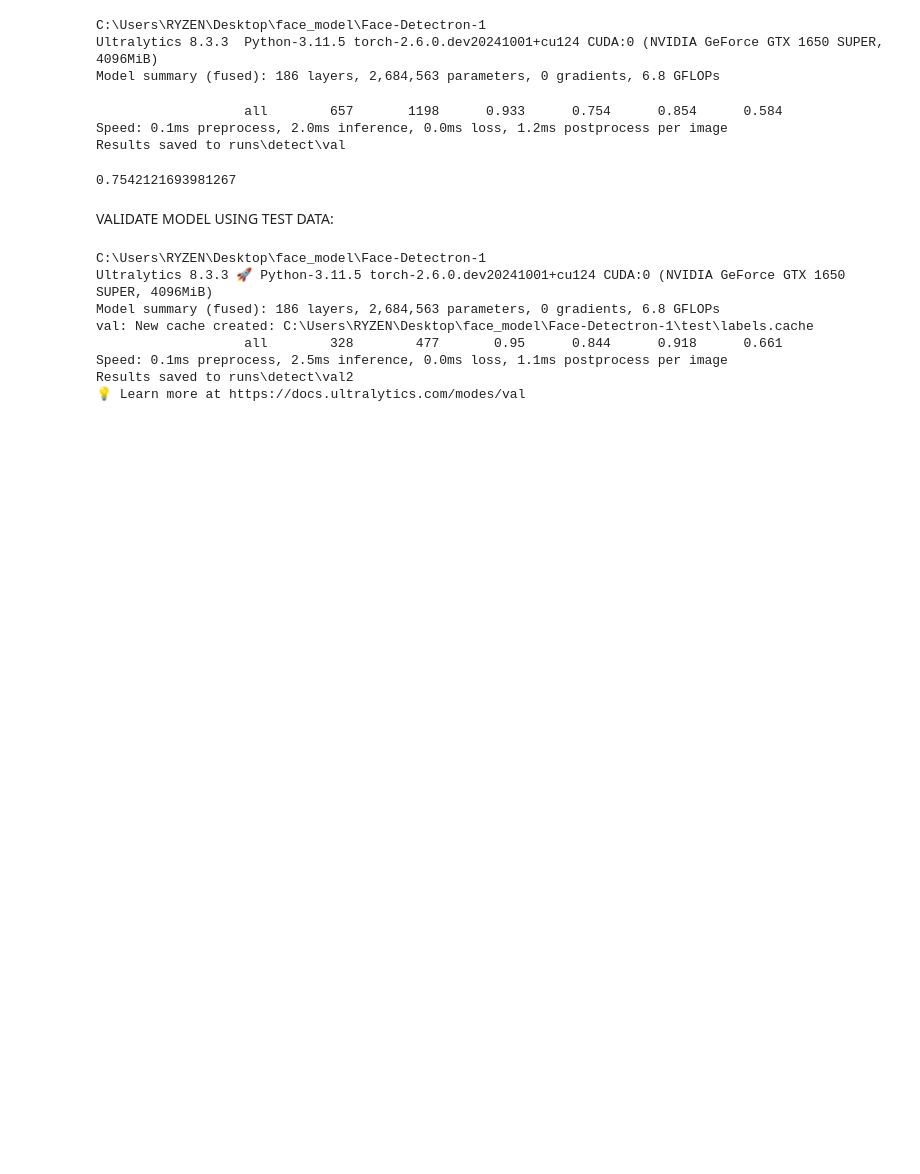
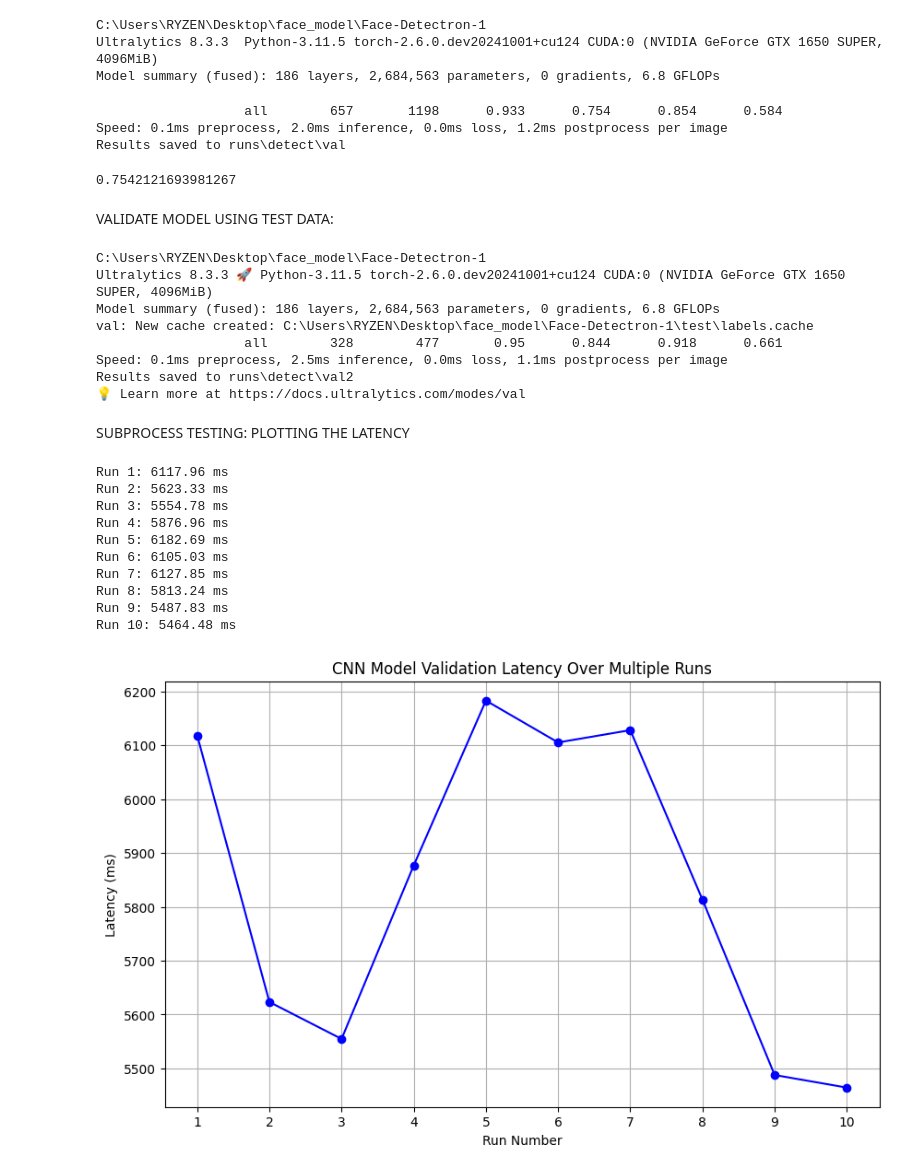
Before and after one commit to xSenzaki/Face-Detection-Model, a Jupyter notebook: face_detection_model.ipynb, the cells around one changed output. Drawn from its saved outputs; the diff is of its cells as text; code cells hidden in the pictures; blank space fills up the shorter version.

```diff
--- a/face_detection_model.ipynb
+++ b/face_detection_model.ipynb
@@ -117,3 +117,48 @@ val: New cache created: C:\Users\RYZEN\Desktop\face_model\Face-Detectron-1\test\
 Speed: 0.1ms preprocess, 2.5ms inference, 0.0ms loss, 1.1ms postprocess per image
 Results saved to runs\detect\val2
 💡 Learn more at https://docs.ultralytics.com/modes/val
+# %% [markdown]
+SUBPROCESS TESTING: PLOTTING THE LATENCY
+# %%
+import subprocess
+import time
+import matplotlib.pyplot as plt
+
+num_runs = 10  # Number of times to run the validation
+latencies = []  # Initialize empty list to store latencies
+
+for i in range(num_runs):
+    start = time.time()
+    subprocess.run([
+        'yolo', 'val',
+        'model=C:\\Users\\RYZEN\\Desktop\\face_model\\Face-Detectron-1\\face_detection\\exp1\\weights\\best.pt',
+        'data=C:\\Users\\RYZEN\\Desktop\\face_model\\Face-Detectron-1\\data.yaml',
+        'split=test'
+    ])
+    end = time.time()
+
+    latency_ms = (end - start) * 1000
+    latencies.append(latency_ms)
+    print(f"Run {i+1}: {latency_ms:.2f} ms")
+
+# Plotting the latencies
+plt.figure(figsize=(10, 6))
+plt.plot(range(1, num_runs + 1), latencies, marker='o', linestyle='-', color='b')
+plt.title('CNN Model Validation Latency Over Multiple Runs')
+plt.xlabel('Run Number')
+plt.ylabel('Latency (ms)')
+plt.grid(True)
+plt.xticks(range(1, num_runs + 1))
+plt.show()
+# %% [output]
+Run 1: 6117.96 ms
+Run 2: 5623.33 ms
+Run 3: 5554.78 ms
+Run 4: 5876.96 ms
+Run 5: 6182.69 ms
+Run 6: 6105.03 ms
+Run 7: 6127.85 ms
+Run 8: 5813.24 ms
+Run 9: 5487.83 ms
+Run 10: 5464.48 ms
+[figure, added]
```
Also changed, not shown: parts of 2 cells of this notebook.
